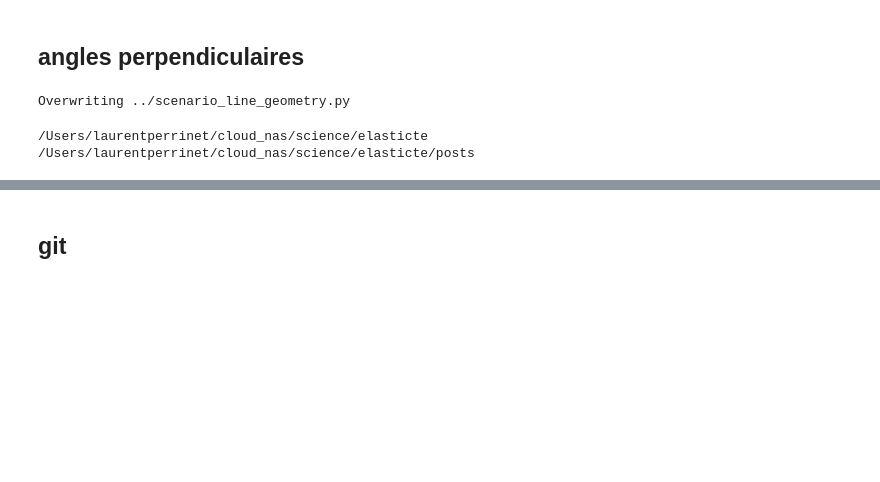
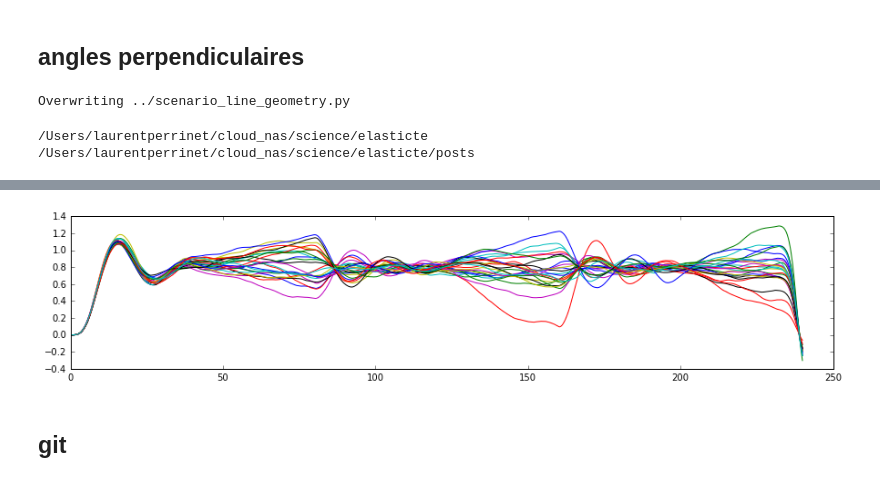
Before and after one commit to NaturalPatterns/2016_elasticite, a Jupyter notebook: posts/2015-11-27 élasticité, geometrie.ipynb, the cells around one changed output, grey strips where cells are left out. Saved outputs shown, nothing was run; the diff lists cells and outputs as text; code cells hidden in the pictures; blank space fills up the shorter version.

```diff
--- a/posts/2015-11-27 élasticité, geometrie.ipynb
+++ b/posts/2015-11-27 élasticité, geometrie.ipynb
@@ -81,3 +145,14 @@ _ = ax.plot(z[:, 0], z[:, 1:])
+# %%
+import matplotlib
+%matplotlib inline
+import matplotlib.pyplot as plt
+
+z = np.load('../mat/line_geometry_45deg.npy')
+fig, ax = plt.subplots(figsize=(15, 3))
+#_ = ax.plot(z[:, 0])
+_ = ax.plot(z[:, 0], z[:, 1:])
+# %% [output]
+[figure, added]
 # %% [markdown]
 ## git
 # %%
```
Also changed, not shown: parts of 10 cells of this notebook, 6 other files.
